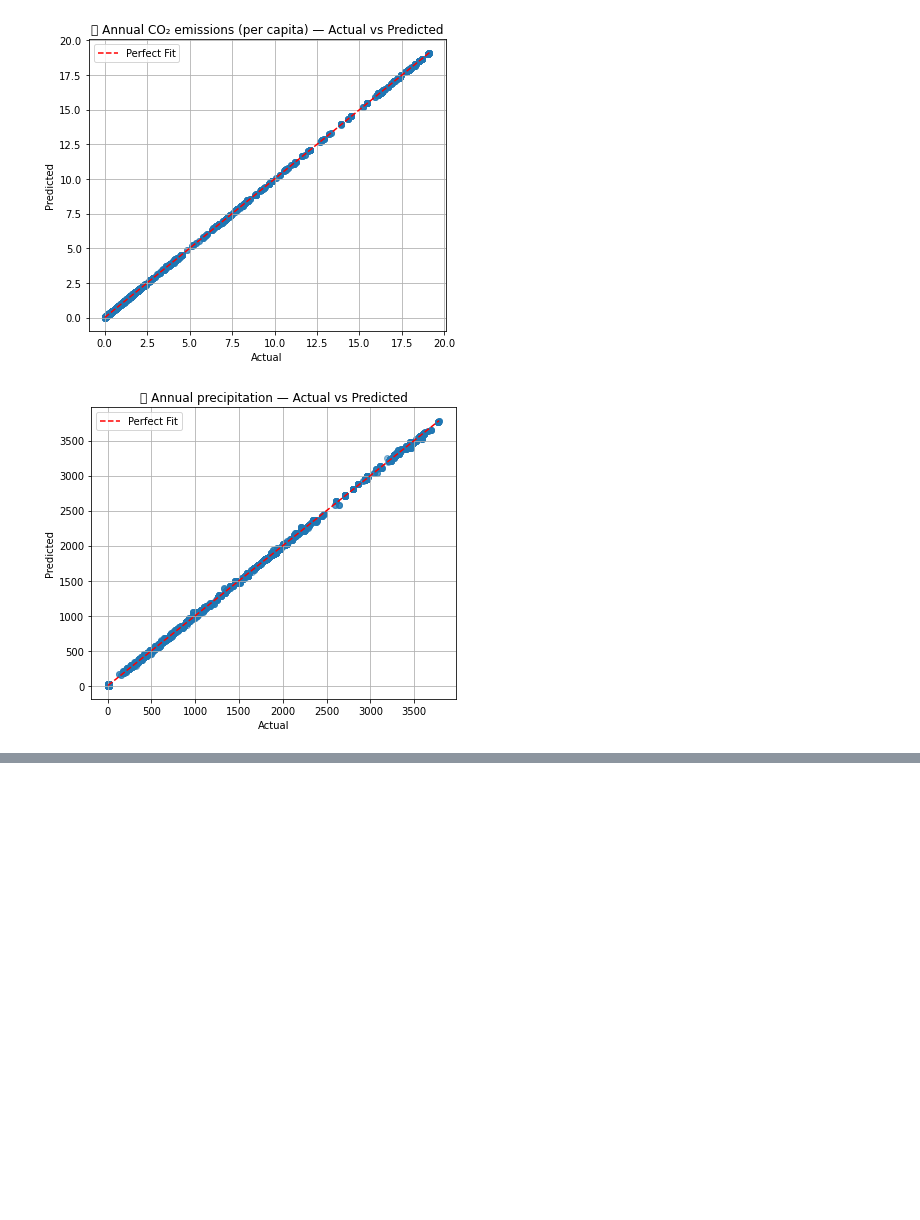
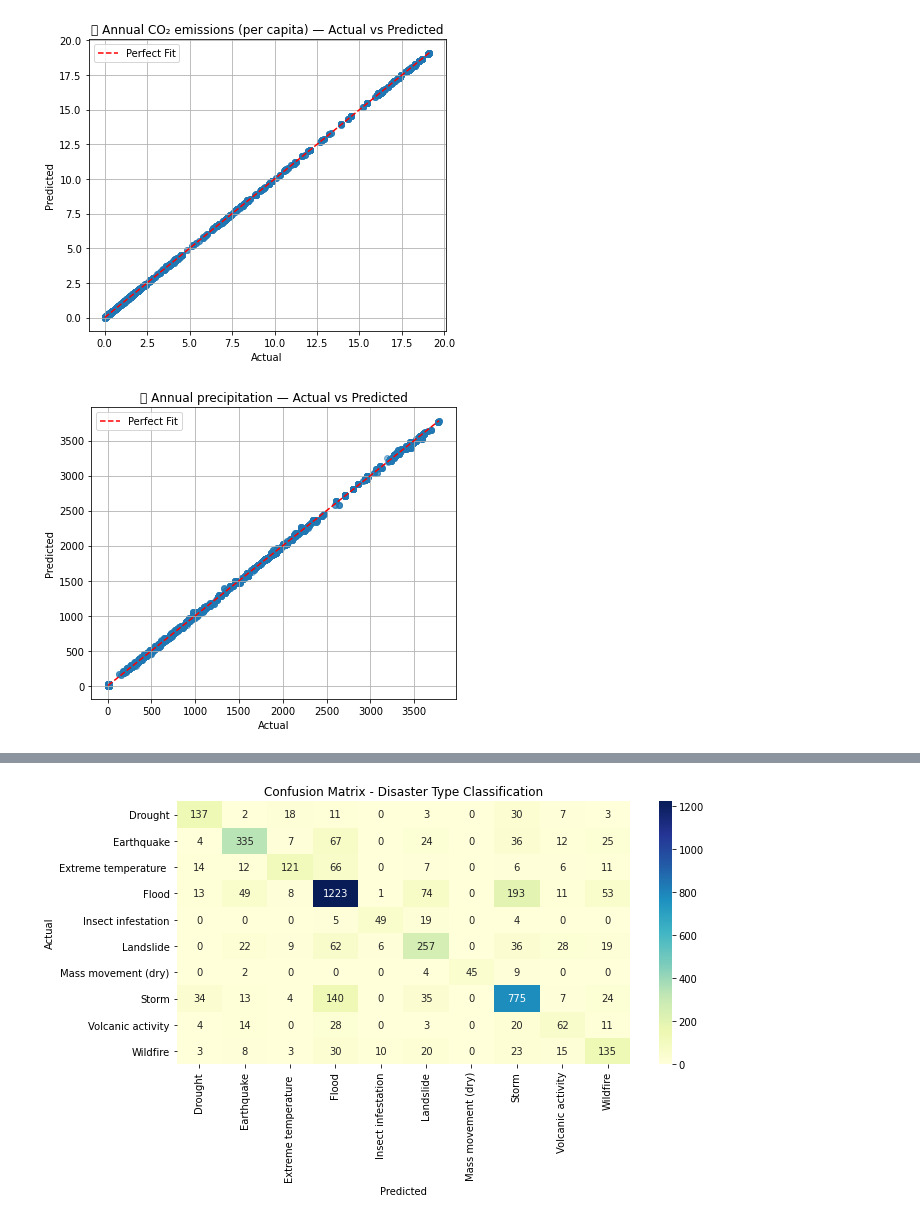
Before and after one commit to Nikhitha-N/Climate-Disaster-Prediction-System, a Jupyter notebook: Scripts/Modeling.ipynb, the cells around one changed output, grey strips where cells are left out. Drawn from its saved outputs; the diff is of its cells as text; code cells hidden in the pictures; blank space fills up the shorter version.

Commit message:
update modelling file

```diff
--- a/Scripts/Modeling.ipynb
+++ b/Scripts/Modeling.ipynb
@@ -1021,3 +1026,86 @@ for i, label in enumerate(y.columns):
 reg_results=pd.DataFrame(results)
 # %%
 reg_results.to_csv('../Data/results/Regression_results.csv')
+# %%
+import pandas as pd
+import numpy as np
+import os
+from sklearn.model_selection import train_test_split
+from sklearn.ensemble import RandomForestClassifier
+from sklearn.metrics import classification_report, confusion_matrix
+from sklearn.preprocessing import LabelEncoder, StandardScaler
+import seaborn as sns
+import matplotlib.pyplot as plt
+import joblib
+
+# Step 1: Load Data
+df = pd.read_csv("../Data/merged_df.csv")
+
+# Step 2: Select relevant features and drop missing
+features = ["Country", "Latitude", "Longitude", "AvgTemp_Year",
+            "Annual CO₂ emissions (per capita)", "Annual precipitation", "CPI"]
+target = "Disaster Type"
+df = df[features + [target]].dropna()
+
+# Step 3: Convert Latitude and Longitude to numeric
+def convert_lat_lon(val):
+    if isinstance(val, str):
+        if val[-1] in ['N', 'E']:
+            return float(val[:-1])
+        elif val[-1] in ['S', 'W']:
+            return -float(val[:-1])
+    return np.nan
+
+df["Latitude"] = df["Latitude"].apply(convert_lat_lon)
+df["Longitude"] = df["Longitude"].apply(convert_lat_lon)
+df.dropna(subset=["Latitude", "Longitude"], inplace=True)
+
+# Step 4: Encode Categorical Columns
+le_country = LabelEncoder()
+df["Country_encoded"] = le_country.fit_transform(df["Country"])
+
+le_target = LabelEncoder()
+df["Disaster_Type_Label"] = le_target.fit_transform(df["Disaster Type"])
+
+# Step 5: Prepare X and y
+X = df[["Country_encoded", "Latitude", "Longitude", "AvgTemp_Year",
+        "Annual CO₂ emissions (per capita)", "Annual precipitation", "CPI"]]
+y = df["Disaster_Type_Label"]
+
+# Step 6: Normalize Features
+scaler = StandardScaler()
+X_scaled = scaler.fit_transform(X)
+
+# Step 7: Train-Test Split
+X_train, X_test, y_train, y_test = train_test_split(X_scaled, y, test_size=0.2, random_state=42, stratify=y)
+
+# Step 8: Train the Model
+clf = RandomForestClassifier(random_state=42)
+clf.fit(X_train, y_train)
+
+# Step 9: Predictions and Evaluation
+y_pred = clf.predict(X_test)
+
+print("\n📊 Classification Report:")
+print(classification_report(y_test, y_pred, target_names=le_target.classes_))
+
+# Step 10: Confusion Matrix
+cm = confusion_matrix(y_test, y_pred)
+plt.figure(figsize=(10, 6))
+sns.heatmap(cm, annot=True, fmt='d', cmap='YlGnBu',
+            xticklabels=le_target.classes_, yticklabels=le_target.classes_)
+plt.title("Confusion Matrix - Disaster Type Classification")
+plt.xlabel("Predicted")
+plt.ylabel("Actual")
+plt.tight_layout()
+plt.show()
+
+# Step 11: Save Model and Encoders
+os.makedirs("Models", exist_ok=True)
+joblib.dump(clf, "Models/disaster_rf_model.pkl")
+joblib.dump(le_country, "Models/country_encoder.pkl")
+joblib.dump(le_target, "Models/disaster_label_encoder.pkl")
+joblib.dump(scaler, "Models/feature_scaler.pkl")
+
+print("✅ Model and encoders saved to 'Models/' directory.")
+# %% [output]
@@ -1023,0 +1129 @@ reg_results.to_csv('../Data/results/Regression_results.csv')
+[figure, added]
```
Also changed, not shown: parts of 3 cells of this notebook.
